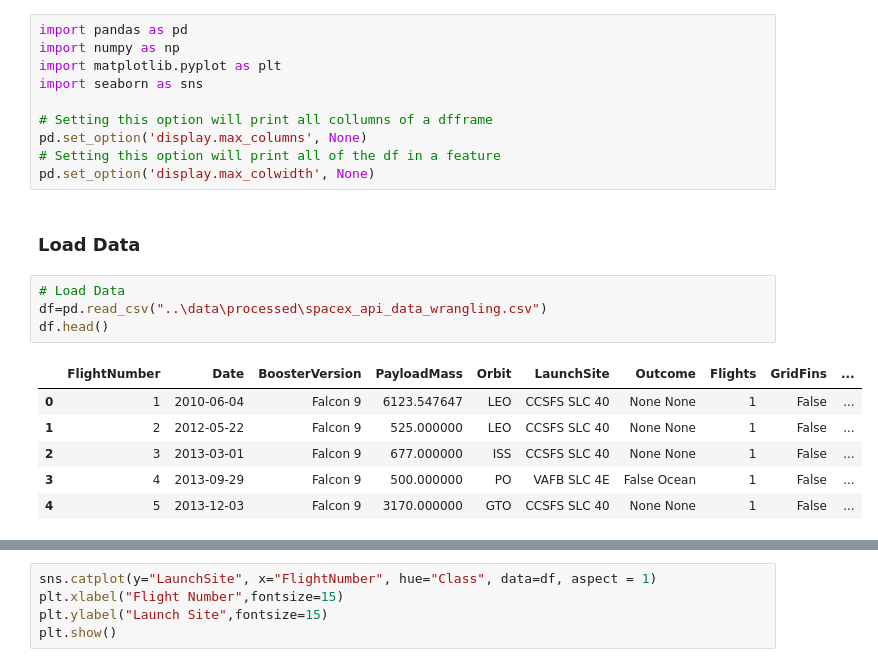
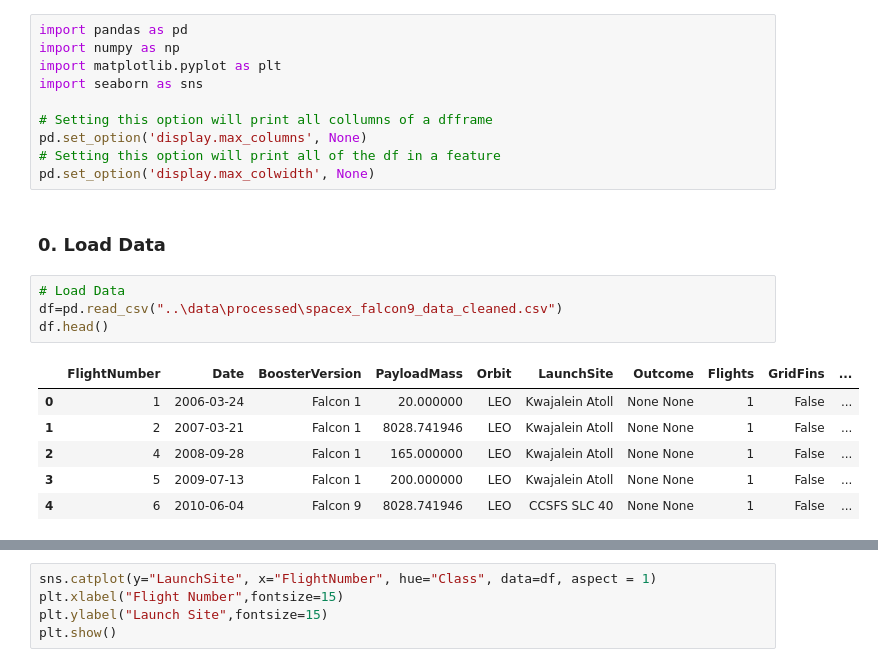
Before and after one commit to reynancs/spacey-launch-cost-prediction, a Jupyter notebook: notebooks/3.0-spacex-eda.ipynb, the cells around one changed output, grey strips where cells are left out. Drawn from its saved outputs; the diff is of its cells as text.

```diff
--- a/notebooks/spacex-eda-dataviz-v2.ipynb
+++ b/notebooks/3.0-spacex-eda.ipynb
@@ -19,15 +19,15 @@ pd.set_option('display.max_columns', None)
 # Setting this option will print all of the df in a feature
 pd.set_option('display.max_colwidth', None)
 # %% [markdown]
-### Load Data
+### 0. Load Data
 # %%
 # Load Data
-df=pd.read_csv("..\data\processed\spacex_api_data_wrangling.csv")
+df=pd.read_csv("..\data\processed\spacex_falcon9_data_cleaned.csv")
 df.head()
 # %% [output]
 |  | FlightNumber | Date | BoosterVersion | PayloadMass | Orbit | LaunchSite | Outcome | Flights | GridFins | ... |
-| 0 | 1 | 2010-06-04 | Falcon 9 | 6123.547647 | LEO | CCSFS SLC 40 | None None | 1 | False | ... |
-| 1 | 2 | 2012-05-22 | Falcon 9 | 525.000000 | LEO | CCSFS SLC 40 | None None | 1 | False | ... |
-| 2 | 3 | 2013-03-01 | Falcon 9 | 677.000000 | ISS | CCSFS SLC 40 | None None | 1 | False | ... |
-| 3 | 4 | 2013-09-29 | Falcon 9 | 500.000000 | PO | VAFB SLC 4E | False Ocean | 1 | False | ... |
-| 4 | 5 | 2013-12-03 | Falcon 9 | 3170.000000 | GTO | CCSFS SLC 40 | None None | 1 | False | ... |
+| 0 | 1 | 2006-03-24 | Falcon 1 | 20.000000 | LEO | Kwajalein Atoll | None None | 1 | False | ... |
+| 1 | 2 | 2007-03-21 | Falcon 1 | 8028.741946 | LEO | Kwajalein Atoll | None None | 1 | False | ... |
+| 2 | 4 | 2008-09-28 | Falcon 1 | 165.000000 | LEO | Kwajalein Atoll | None None | 1 | False | ... |
+| 3 | 5 | 2009-07-13 | Falcon 1 | 200.000000 | LEO | Kwajalein Atoll | None None | 1 | False | ... |
+| 4 | 6 | 2010-06-04 | Falcon 9 | 8028.741946 | LEO | CCSFS SLC 40 | None None | 1 | False | ... |
```
Also changed, not shown: parts of 38 cells of this notebook, 10 other files.
